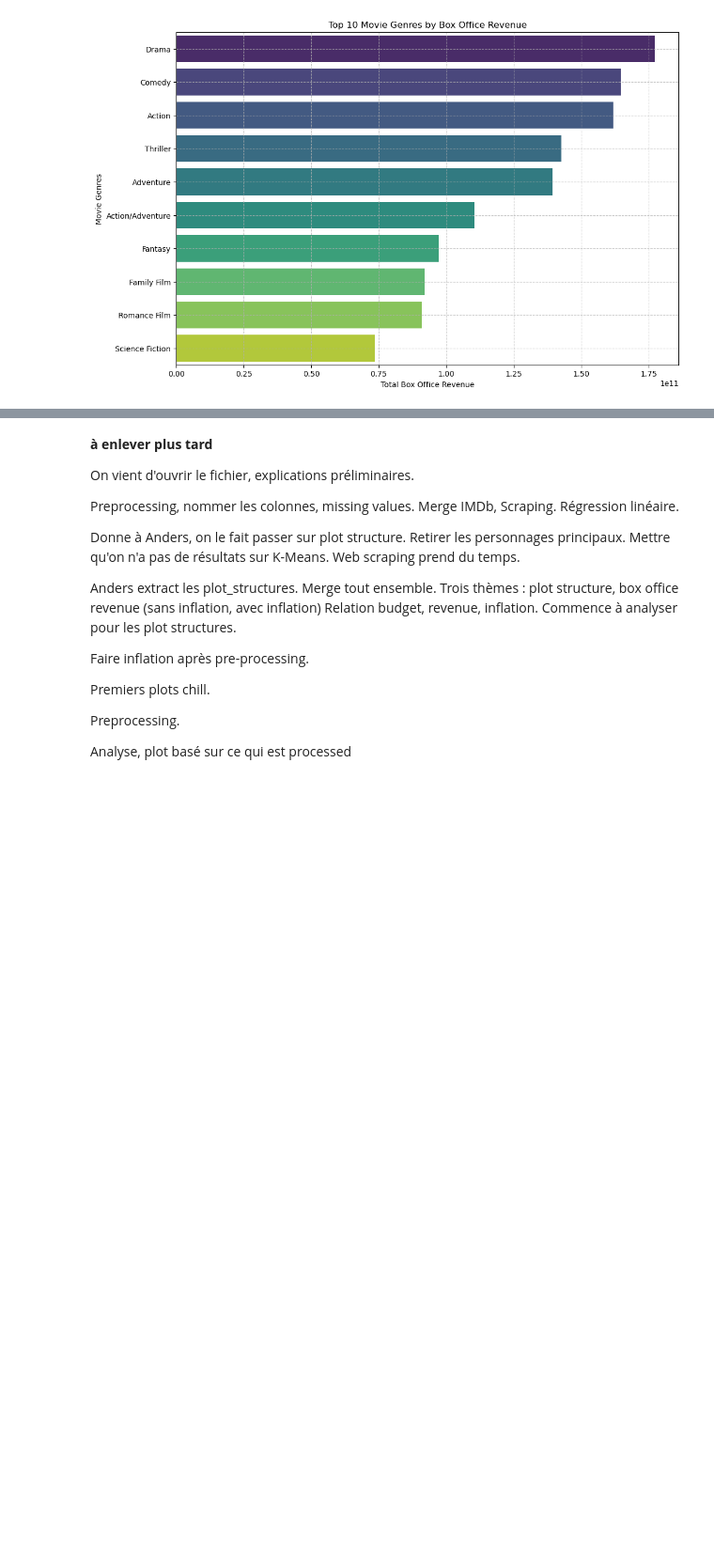
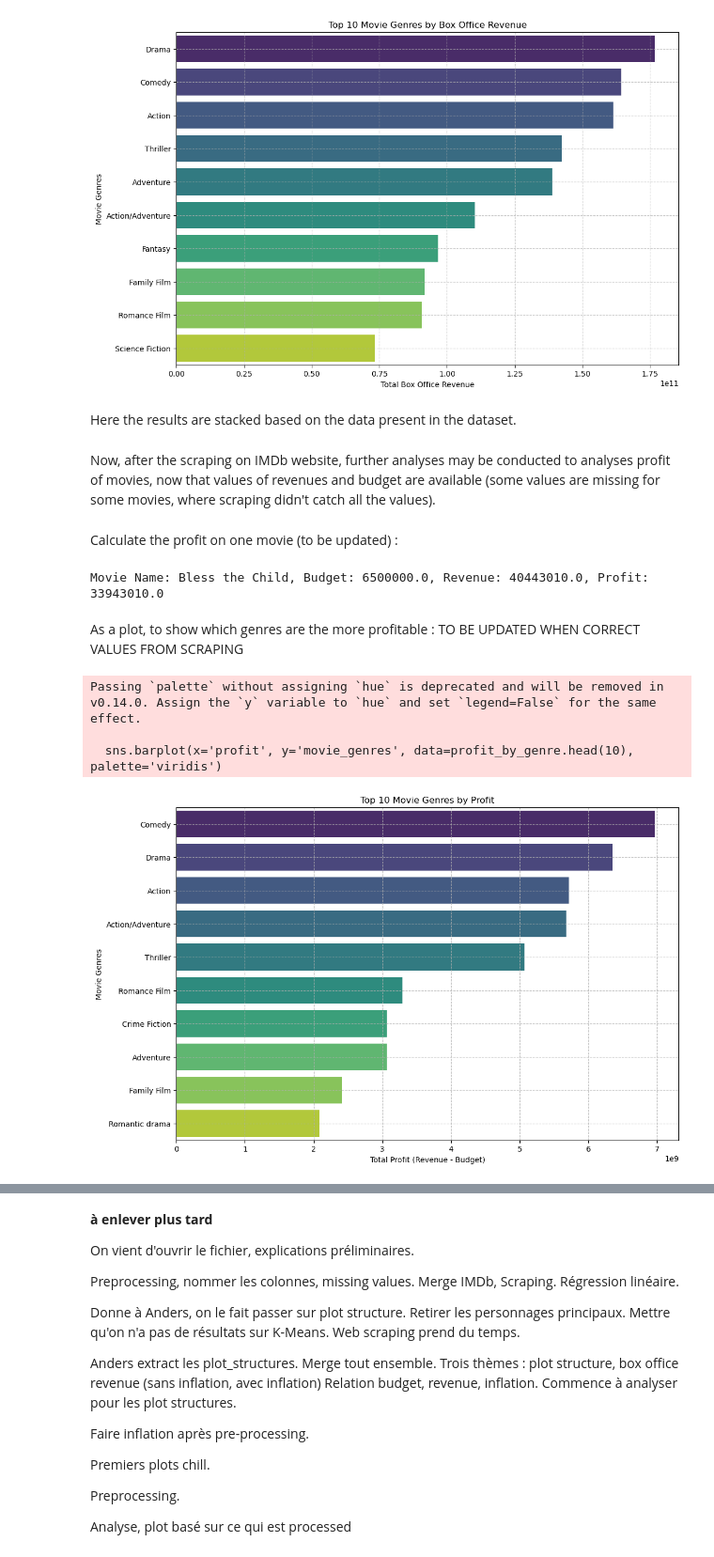
Before and after one commit to arthurEpfl/CMU_MovieCorpus_Data_Analysis, a Jupyter notebook: results.ipynb, the cells around one changed output, grey strips where cells are left out. Shown at 94% size. Cells and saved outputs as stored; diff of their text form; code cells hidden in the pictures; blank space fills up the shorter version.

Commit message:
results first structure

```diff
--- a/results.ipynb
+++ b/results.ipynb
@@ -294,10 +305,19 @@ def merge_additional_data(merged_movies):
 # %% [markdown]
 What genre generates the most revenues ?
 # %%
-merged_movies['movie_genres'] = merged_movies['movie_genres'].apply(eval)
+# Ensure that the movie_genres column is parsed as lists
+def parse_genres(genres):
+    if isinstance(genres, list):
+        return genres
+    try:
+        return ast.literal_eval(genres)
+    except (ValueError, SyntaxError):
+        return genres.strip('[]').replace("'", "").split(', ')
+
+movies['movie_genres'] = movies['movie_genres'].apply(parse_genres)
 
 # Explode the genres to have one genre per row
-movies_genres_exploded = merged_movies.explode('movie_genres')
+movies_genres_exploded = movies.explode('movie_genres')
 
 # Group by genre and sum the revenues
 revenue_by_genre = movies_genres_exploded.groupby('movie_genres')['movie_box_office_revenue_x'].sum().reset_index()
@@ -318,3 +338,53 @@ Passing `palette` without assigning `hue` is deprecated and will be removed in v
 
   sns.barplot(x='movie_box_office_revenue_x', y='movie_genres', data=revenue_by_genre.head(10), palette='viridis')
 [figure]
+# %% [markdown]
+Here the results are stacked based on the data present in the dataset.
+# %% [markdown]
+Now, after the scraping on IMDb website, further analyses may be conducted to analyses profit of movies, now that values of revenues and budget are available (some values are missing for some movies, where scraping didn't catch all the values).
+# %% [markdown]
+Calculate the profit on one movie (to be updated) :
+# %%
+# Filter the dataset for the specific movie ID
+# Filter the dataset for the specific movie ID
+movie = movies[movies['wikipedia_movie_id'] == 1226289]
+
+# Calculate the profit (revenue - budget)
+budget = movie['budget'].values[0] * 100000
+revenue = movie['movie_box_office_revenue_x'].values[0]
+profit = revenue - budget
+movie_name = movie['movie_name'].values[0]
+
+print(f"Movie Name: {movie_name}, Budget: {budget}, Revenue: {revenue}, Profit: {profit}")
+# %% [output]
+Movie Name: Bless the Child, Budget: 6500000.0, Revenue: 40443010.0, Profit: 33943010.0
+# %% [markdown]
+As a plot, to show which genres are the more profitable : TO BE UPDATED WHEN CORRECT VALUES FROM SCRAPING
+# %%
+movies = movies.dropna(subset=['budget'])
+
+# Calculate profit (revenue - budget)
+movies['profit'] = movies['movie_box_office_revenue_x'] - movies['budget']
+
+# Explode the genres to have one genre per row
+movies_genres_exploded = movies.explode('movie_genres')
+
+# Group by genre and sum the profits
+profit_by_genre = movies_genres_exploded.groupby('movie_genres')['profit'].sum().reset_index()
+
+# Sort by profit in descending order
+profit_by_genre = profit_by_genre.sort_values(by='profit', ascending=False)
+
+# Plot the top 10 genres by profit
+plt.figure(figsize=(12, 8))
+sns.barplot(x='profit', y='movie_genres', data=profit_by_genre.head(10), palette='viridis')
+plt.title('Top 10 Movie Genres by Profit')
+plt.xlabel('Total Profit (Revenue - Budget)')
+plt.ylabel('Movie Genres')
+plt.grid(True, linestyle='--', alpha=0.7)
+plt.show()
+# %% [output]
+Passing `palette` without assigning `hue` is deprecated and will be removed in v0.14.0. Assign the `y` variable to `hue` and set `legend=False` for the same effect.
+
+  sns.barplot(x='profit', y='movie_genres', data=profit_by_genre.head(10), palette='viridis')
+[figure, added]
```
Also changed, not shown: parts of 17 cells of this notebook, 1 other file.
